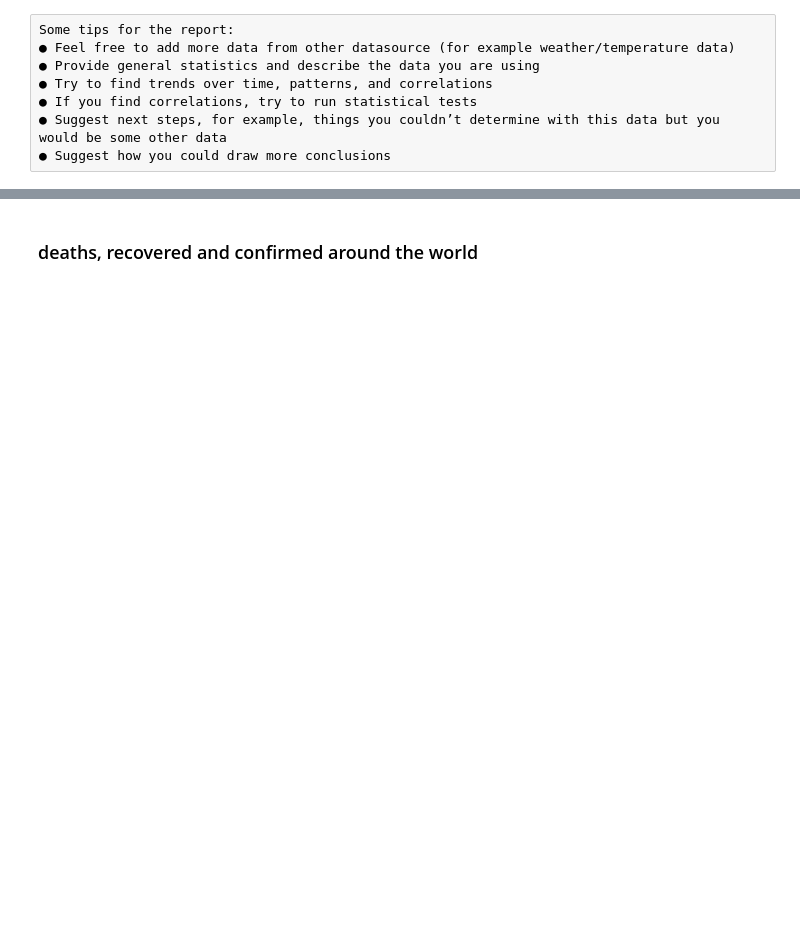
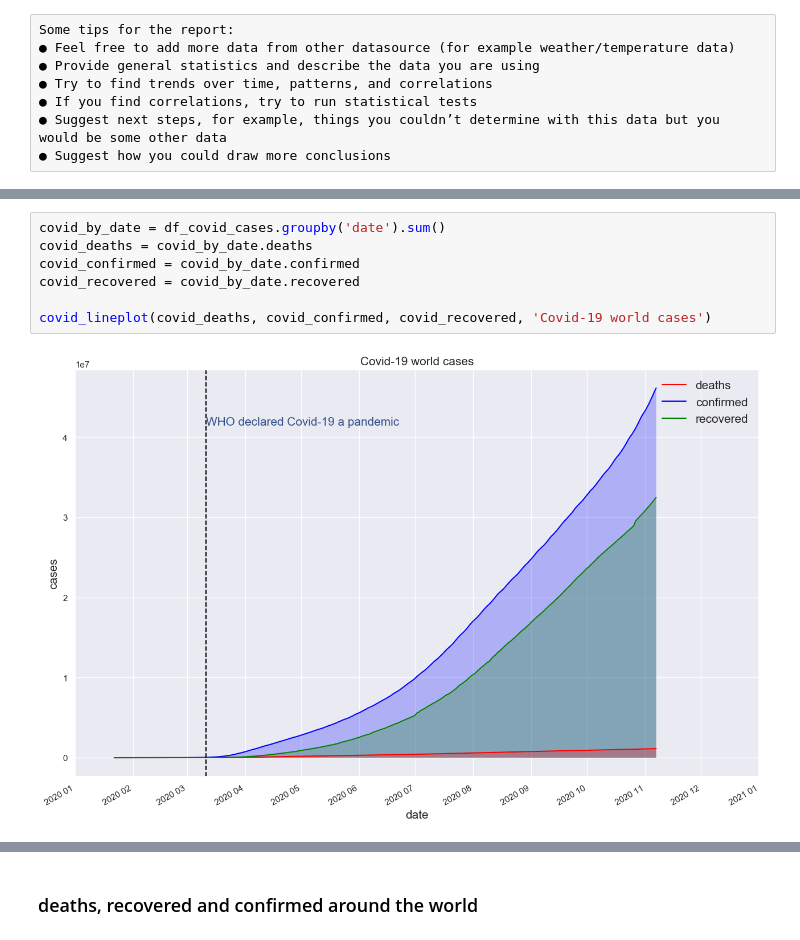
Before and after one commit to nbuzzano/challenge-01, a Jupyter notebook: assessment03/notebooks/covid-analysis.ipynb, the cells around one changed output, grey strips where cells are left out. Cells and saved outputs as stored; diff of their text form; blank space fills up the shorter version.

```diff
--- a/assessment03/notebooks/covid-analysis.ipynb
+++ b/assessment03/notebooks/covid-analysis.ipynb
@@ -37,0 +113,9 @@ del df_owid_covid['Unnamed: 0.1']
+# %%
+covid_by_date = df_covid_cases.groupby('date').sum()
+covid_deaths = covid_by_date.deaths
+covid_confirmed = covid_by_date.confirmed
+covid_recovered = covid_by_date.recovered
+
+covid_lineplot(covid_deaths, covid_confirmed, covid_recovered, 'Covid-19 world cases')
+# %% [output]
+[figure, added]
```
Also changed, not shown: parts of 28 cells of this notebook, 4 other files.
